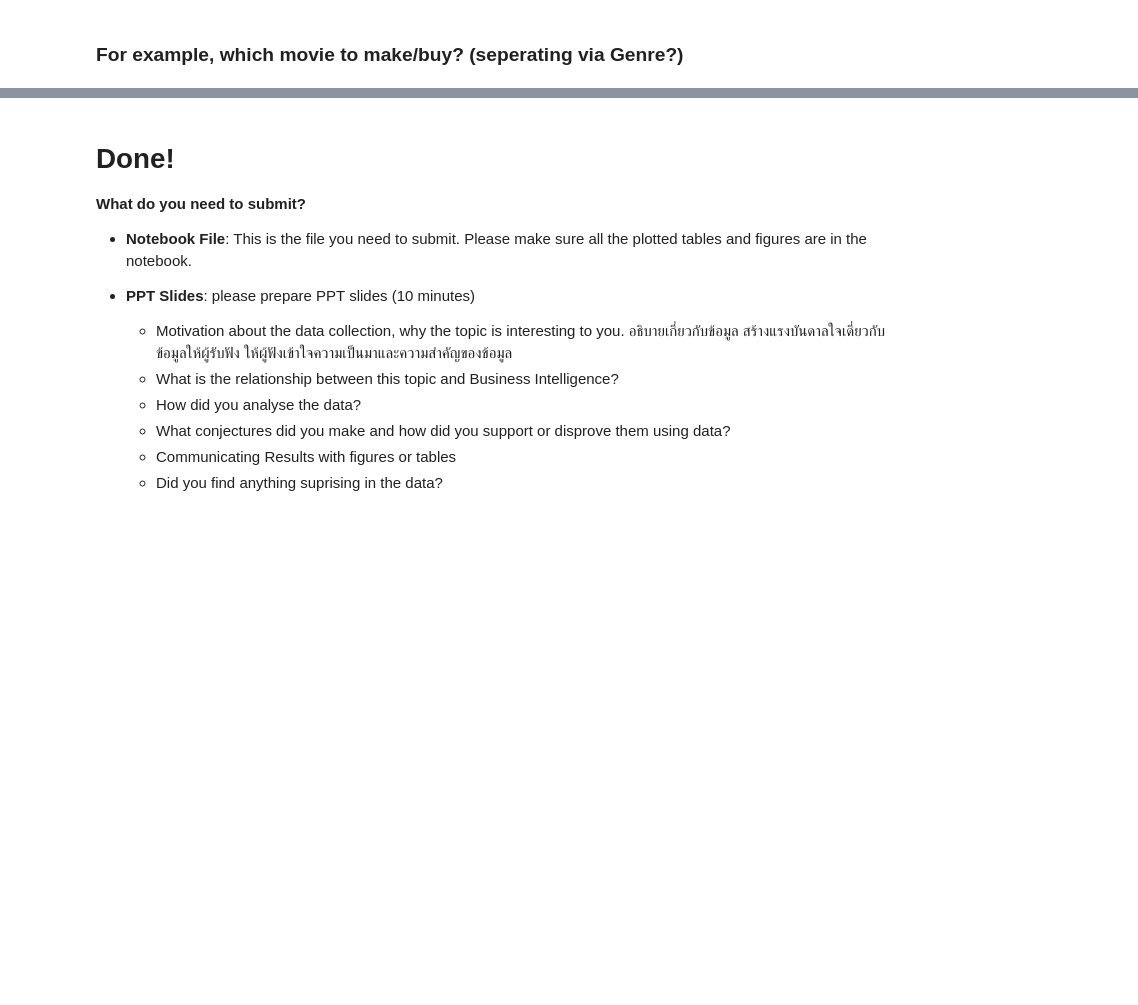
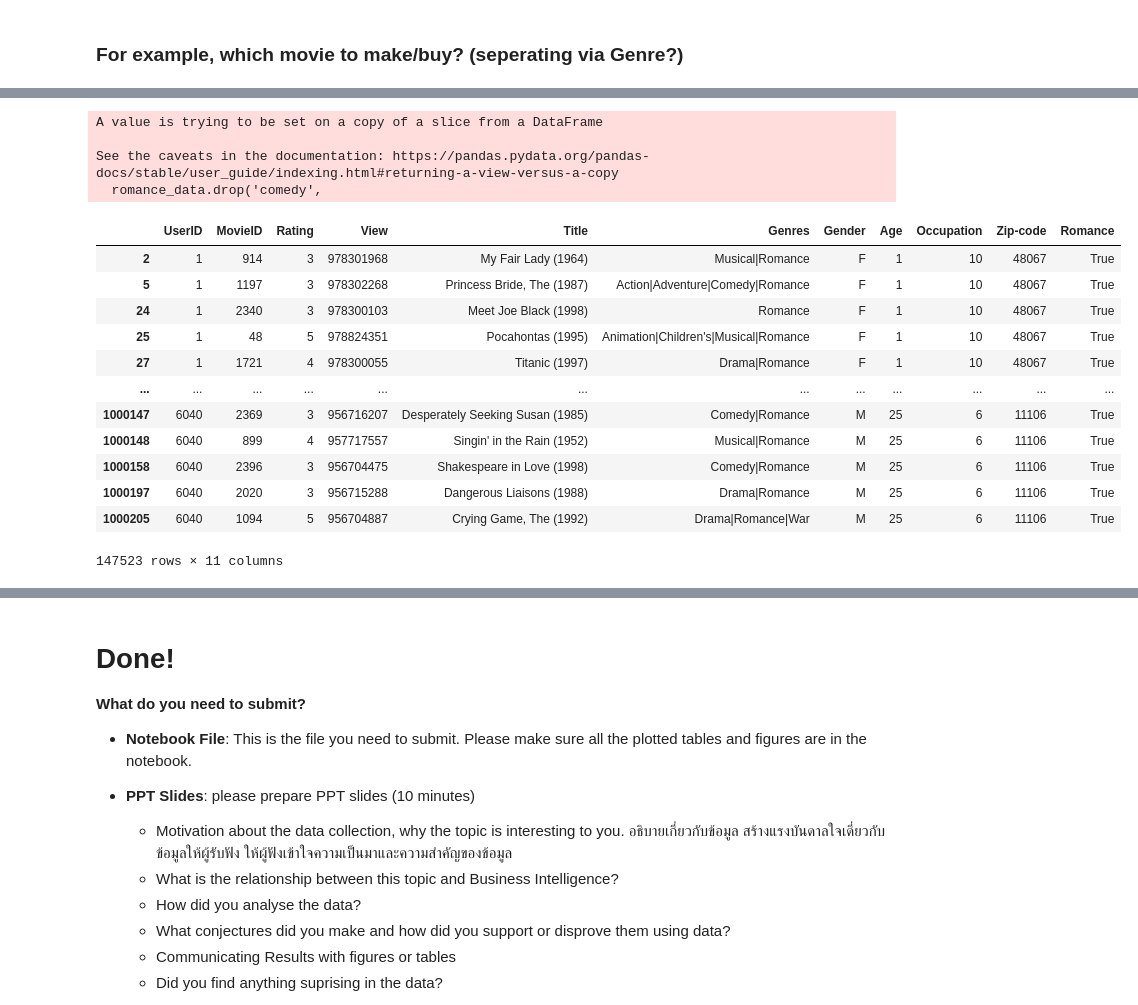
Before and after one commit to Tonry12/data_science_bootcamp_8_tonnaw, a Jupyter notebook: Project2_66.ipynb, the cells around one changed output, grey strips where cells are left out. Cells and saved outputs as stored; diff of their text form; code cells hidden in the pictures; blank space fills up the shorter version.

```diff
--- a/Project2_66.ipynb
+++ b/Project2_66.ipynb
@@ -484,0 +504,22 @@ plt.show()
+# %%
+romance_data.drop('comedy',
+  axis='columns', inplace=True)
+romance_data
+# %% [output]
+A value is trying to be set on a copy of a slice from a DataFrame
+
+See the caveats in the documentation: https://pandas.pydata.org/pandas-docs/stable/user_guide/indexing.html#returning-a-view-versus-a-copy
+  romance_data.drop('comedy',
+|  | UserID | MovieID | Rating | View | Title | Genres | Gender | Age | Occupation | Zip-code | Romance |
+| 2 | 1 | 914 | 3 | 978301968 | My Fair Lady (1964) | Musical|Romance | F | 1 | 10 | 48067 | True |
+| 5 | 1 | 1197 | 3 | 978302268 | Princess Bride, The (1987) | Action|Adventure|Comedy|Romance | F | 1 | 10 | 48067 | True |
+| 24 | 1 | 2340 | 3 | 978300103 | Meet Joe Black (1998) | Romance | F | 1 | 10 | 48067 | True |
+| 25 | 1 | 48 | 5 | 978824351 | Pocahontas (1995) | Animation|Children's|Musical|Romance | F | 1 | 10 | 48067 | True |
+| 27 | 1 | 1721 | 4 | 978300055 | Titanic (1997) | Drama|Romance | F | 1 | 10 | 48067 | True |
+| ... | ... | ... | ... | ... | ... | ... | ... | ... | ... | ... | ... |
+| 1000147 | 6040 | 2369 | 3 | 956716207 | Desperately Seeking Susan (1985) | Comedy|Romance | M | 25 | 6 | 11106 | True |
+| 1000148 | 6040 | 899 | 4 | 957717557 | Singin' in the Rain (1952) | Musical|Romance | M | 25 | 6 | 11106 | True |
+| 1000158 | 6040 | 2396 | 3 | 956704475 | Shakespeare in Love (1998) | Comedy|Romance | M | 25 | 6 | 11106 | True |
+| 1000197 | 6040 | 2020 | 3 | 956715288 | Dangerous Liaisons (1988) | Drama|Romance | M | 25 | 6 | 11106 | True |
+| 1000205 | 6040 | 1094 | 5 | 956704887 | Crying Game, The (1992) | Drama|Romance|War | M | 25 | 6 | 11106 | True |
+147523 rows × 11 columns
```
Also changed, not shown: parts of 5 cells of this notebook.
